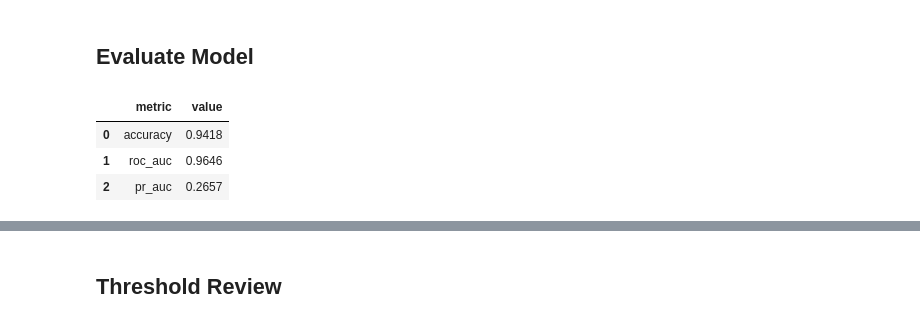
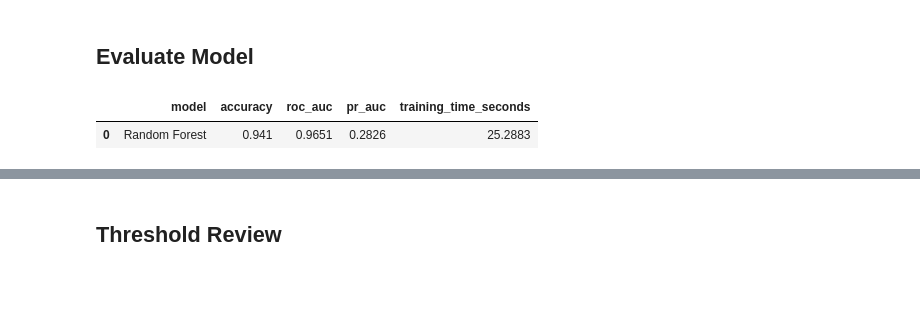
Before and after one commit to chen123893/Big-Data-Project, a Jupyter notebook: notebooks/03_random_forest_model.ipynb, the cells around one changed output, grey strips where cells are left out. Drawn from its saved outputs; the diff is of its cells as text; code cells hidden in the pictures; blank space fills up the shorter version.

Commit message:
update eda random forest and kmeans notebooks

```diff
--- a/notebooks/03_random_forest_model.ipynb
+++ b/notebooks/03_random_forest_model.ipynb
@@ -237,0 +203,6 @@ Pipeline(steps=[('preprocess',
+# %%
+start_time = time.perf_counter()
+rf_pipeline.fit(X_train, y_train)
+print("Random Forest model trained.")
+training_time_seconds = time.perf_counter() - start_time
+round(training_time_seconds, 2)
@@ -240,23 +255,20 @@ Pipeline(steps=[('preprocess',
 # %%
 y_pred = rf_pipeline.predict(X_test)
 y_score = rf_pipeline.predict_proba(X_test)[:, 1]
 
 metrics_summary = pd.DataFrame(
     {
-        "metric": ["accuracy", "roc_auc", "pr_auc"],
-        "value": [
-            accuracy_score(y_test, y_pred),
-            roc_auc_score(y_test, y_score),
-            average_precision_score(y_test, y_score),
-        ],
+        "model": ["Random Forest"],
+        "accuracy": [accuracy_score(y_test, y_pred)],
+        "roc_auc": [roc_auc_score(y_test, y_score)],
+        "pr_auc": [average_precision_score(y_test, y_score)],
+        "training_time_seconds": [training_time_seconds],
     }
 )
 metrics_summary.round(4)
 # %% [output]
-|  | metric | value |
-| 0 | accuracy | 0.9418 |
-| 1 | roc_auc | 0.9646 |
-| 2 | pr_auc | 0.2657 |
+|  | model | accuracy | roc_auc | pr_auc | training_time_seconds |
+| 0 | Random Forest | 0.941 | 0.9651 | 0.2826 | 25.2883 |
 # %%
 print(classification_report(y_test, y_pred, target_names=["Non-fraud", "Fraud"], digits=4))
 # %% [output]
```
Also changed, not shown: parts of 14 cells of this notebook, 2 other files.
